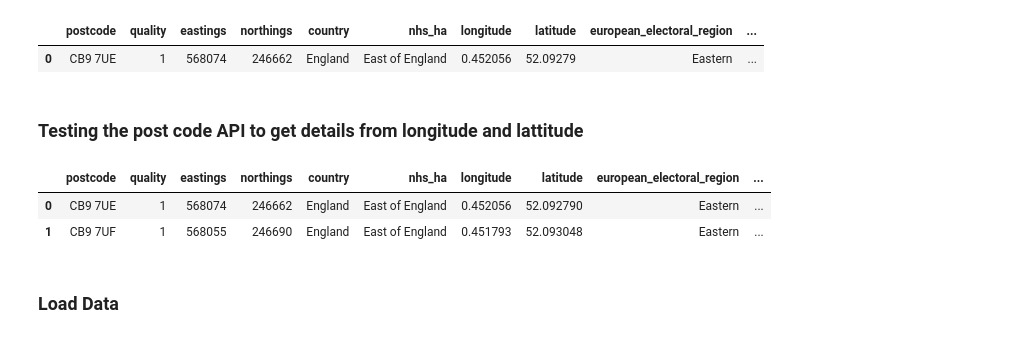
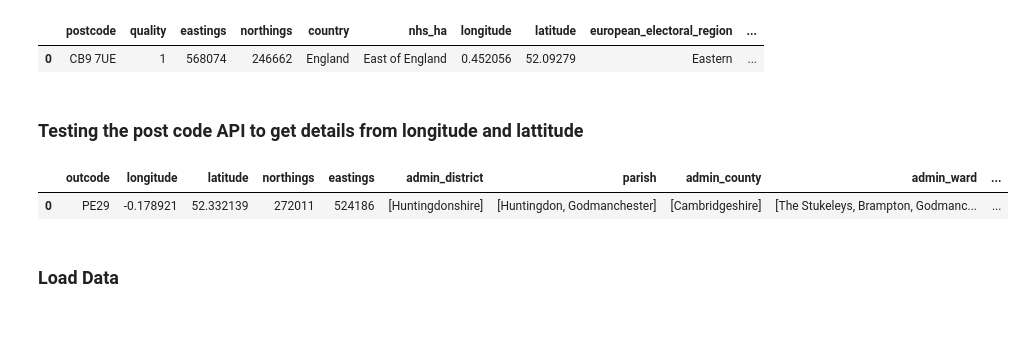
Before and after one commit to abhigued/digihaul_assessment, a Jupyter notebook: OneDrive_1_26-09-2024/Assessment.ipynb, the cells around one changed output. Drawn from its saved outputs; the diff is of its cells as text; code cells hidden in the pictures.

```diff
--- a/OneDrive_1_26-09-2024/Assessment.ipynb
+++ b/OneDrive_1_26-09-2024/Assessment.ipynb
@@ -26,12 +30,11 @@ df
 # %% [markdown]
 ### Testing the post code API to get details from longitude and lattitude
 # %%
-df = get_data_from_lon_lat(0.452056, 52.09279)
+df = get_data_from_lon_lat(-0.15726316, 52.31654422)
 df
 # %% [output]
-|  | postcode | quality | eastings | northings | country | nhs_ha | longitude | latitude | european_electoral_region | ... |
-| 0 | CB9 7UE | 1 | 568074 | 246662 | England | East of England | 0.452056 | 52.092790 | Eastern | ... |
-| 1 | CB9 7UF | 1 | 568055 | 246690 | England | East of England | 0.451793 | 52.093048 | Eastern | ... |
+|  | outcode | longitude | latitude | northings | eastings | admin_district | parish | admin_county | admin_ward | ... |
+| 0 | PE29 | -0.178921 | 52.332139 | 272011 | 524186 | [Huntingdonshire] | [Huntingdon, Godmanchester] | [Cambridgeshire] | [The Stukeleys, Brampton, Godmanc... | ... |
 # %% [markdown]
 ### Load Data
 # %%
```
Also changed, not shown: parts of 53 cells of this notebook, 5 other files.
